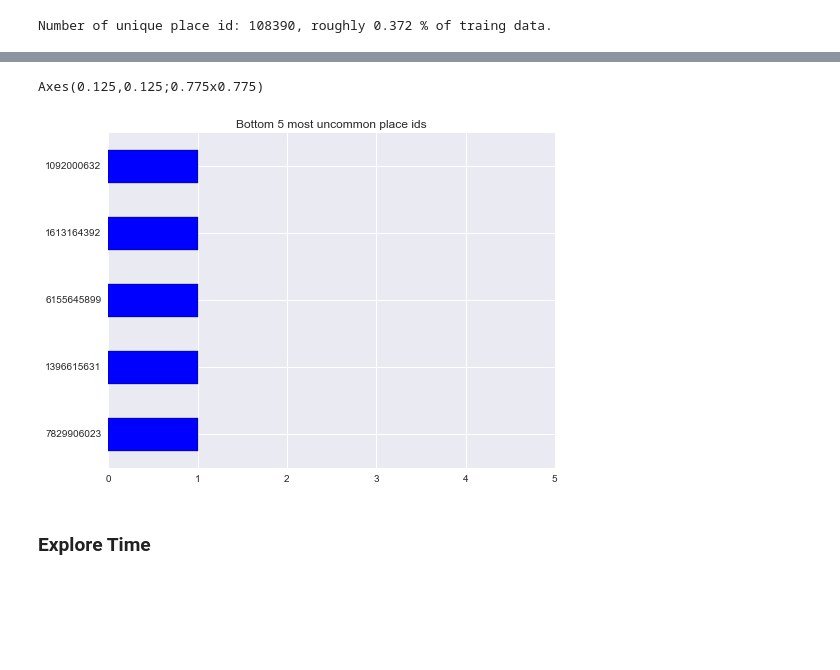
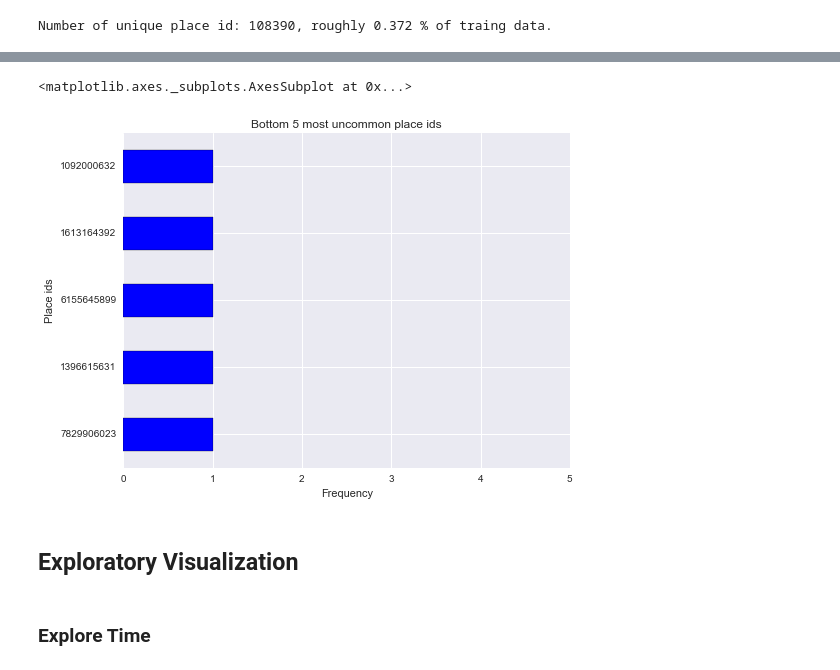
Before and after one commit to YungChunLu/MLND.Project5, a Jupyter notebook: Developing.ipynb, the cells around one changed output, grey strips where cells are left out. Cells and saved outputs as stored; diff of their text form; code cells hidden in the pictures; blank space fills up the shorter version.

```diff
--- a/Developing.ipynb
+++ b/Developing.ipynb
@@ -92,8 +121,12 @@ None
 # %%
-print df_train['place_id'].value_counts().tail(5).plot.barh(title='Bottom 5 most uncommon place ids', xlim=(0,5))
+plt.xlabel('Frequency')
+plt.ylabel('Place ids')
+df_train['place_id'].value_counts().tail(5).plot.barh(title='Bottom 5 most uncommon place ids', xlim=(0,5))
 # %% [output]
-Axes(0.125,0.125;0.775x0.775)
+<matplotlib.axes._subplots.AxesSubplot at 0x...>
-[figure, old version]
+[figure, new version]
+# %% [markdown]
+## Exploratory Visualization
 # %% [markdown]
 ### Explore Time
 # %% [markdown]
```
Also changed, not shown: parts of 24 cells of this notebook.
